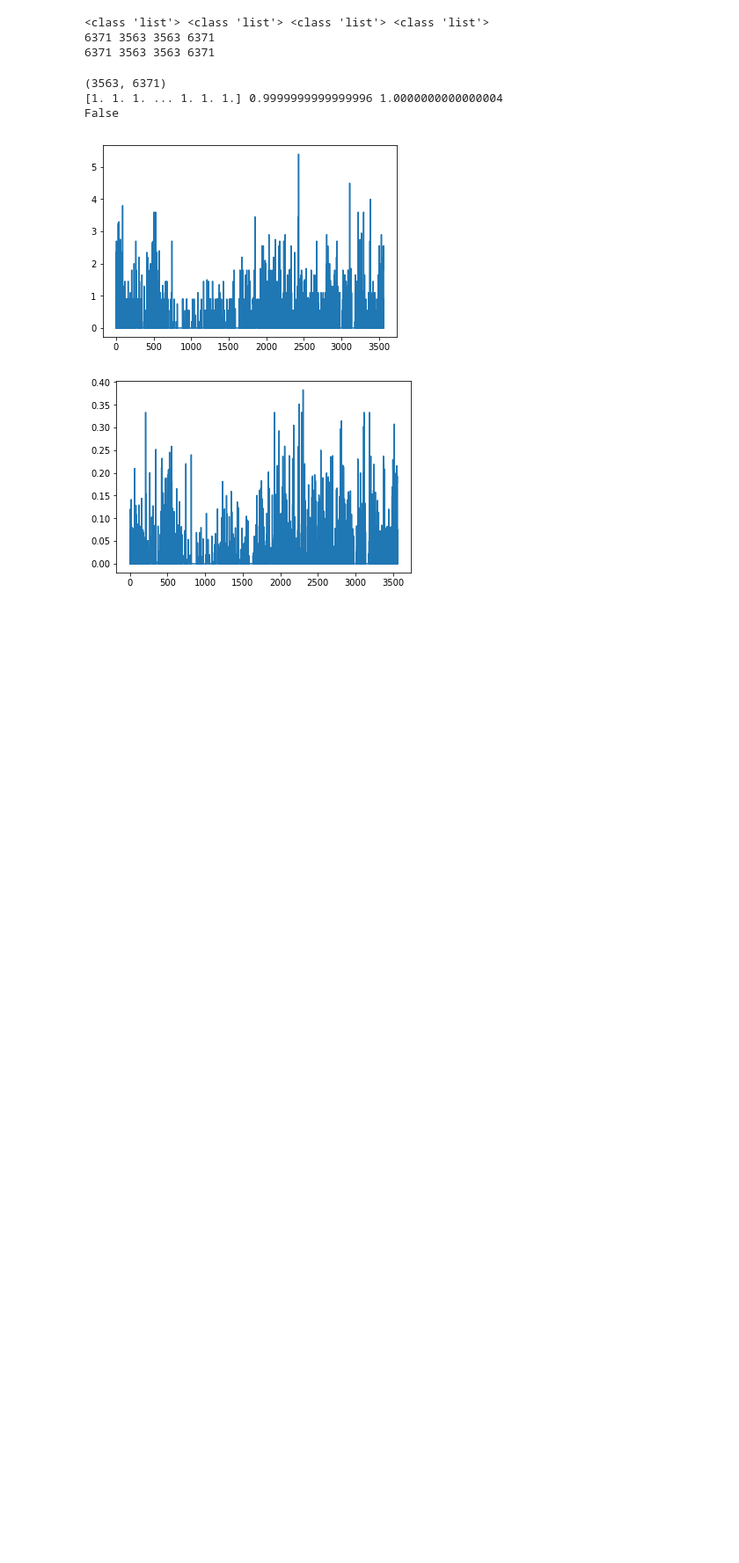
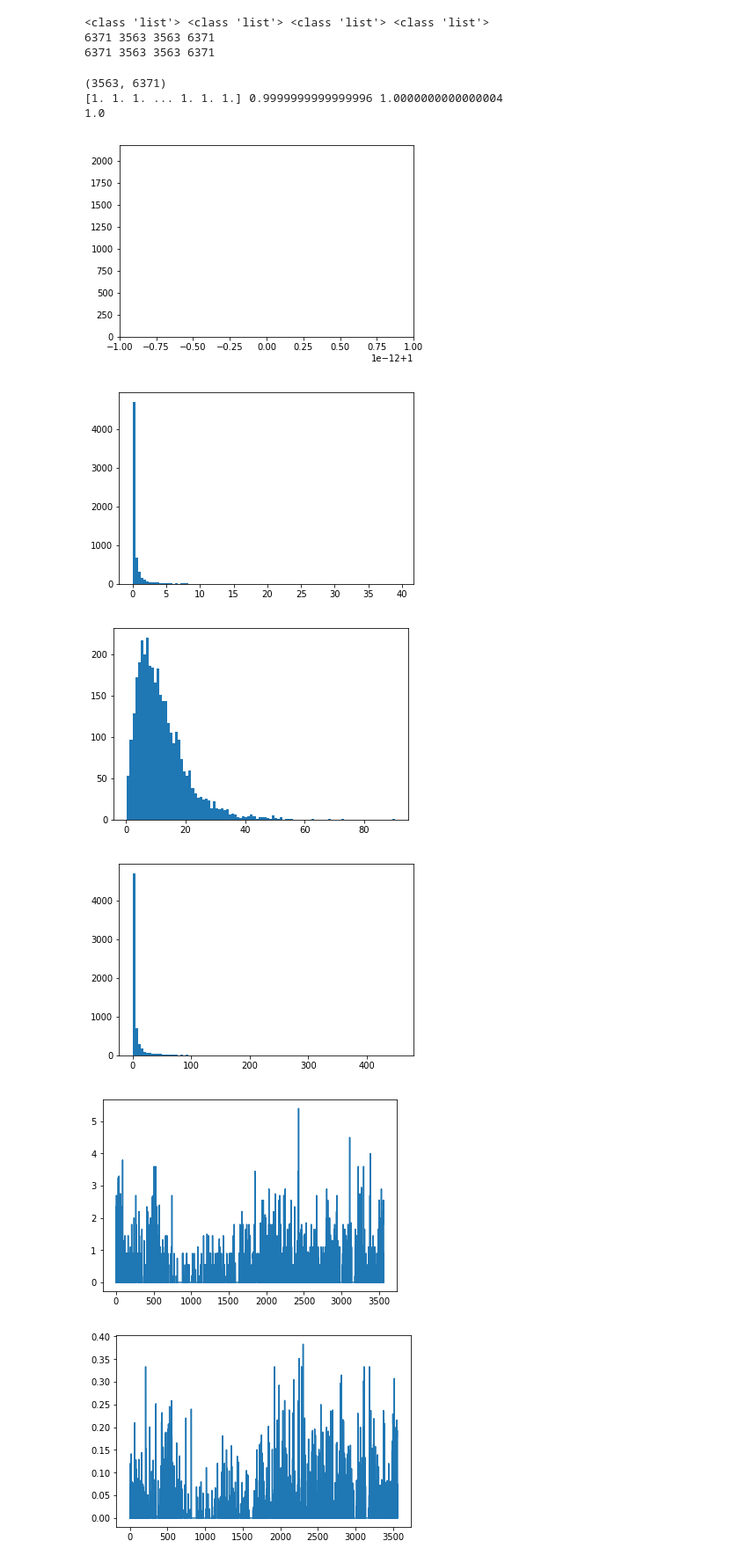
Before and after one commit to hlml-toronto/undiagnosed-1, a Jupyter notebook: medicalreport_processing_rare_disease.ipynb, the cells around one changed output. Shown at 88% size. Saved outputs shown, nothing was run; the diff lists cells and outputs as text; code cells hidden in the pictures; blank space fills up the shorter version.

```diff
--- a/medicalreport_processing_rare_disease.ipynb
+++ b/medicalreport_processing_rare_disease.ipynb
@@ -39,24 +39,29 @@ if row_normalize:
     row_sums = B.sum(axis=1)
     B_norm = B / row_sums[:, np.newaxis]
     row_sums = B_norm.sum(axis=1)
-    B = B_norm
+
     print (row_sums, np.min(row_sums), np.max(row_sums))
 
-print( (B==C).all() )
+print( np.max(B_norm) )
 # %% [output]
 (3563, 6371)
 [1. 1. 1. ... 1. 1. 1.] 0.9999999999999996 1.0000000000000004
-False
+1.0
 # %%
-plt.hist(np.dot(B, np.ones(n_symptom)), bins=100)
+plt.hist(np.dot(B_norm, np.ones(n_symptom)), bins=100)
 plt.show()
 
-plt.hist(np.dot(B.T, np.ones(n_disease)), bins=100)
+plt.hist(np.dot(B_norm.T, np.ones(n_disease)), bins=100)
 plt.show()
 
 plt.hist(np.dot(C, np.ones(n_symptom)), bins=100)
 plt.show()
 
 plt.hist(np.dot(C.T, np.ones(n_disease)), bins=100)
 plt.show()
+# %% [output]
+[figure, added]
+[figure, added]
+[figure, added]
+[figure, added]
 # %%
```
Also changed, not shown: parts of 1 cell of this notebook.
